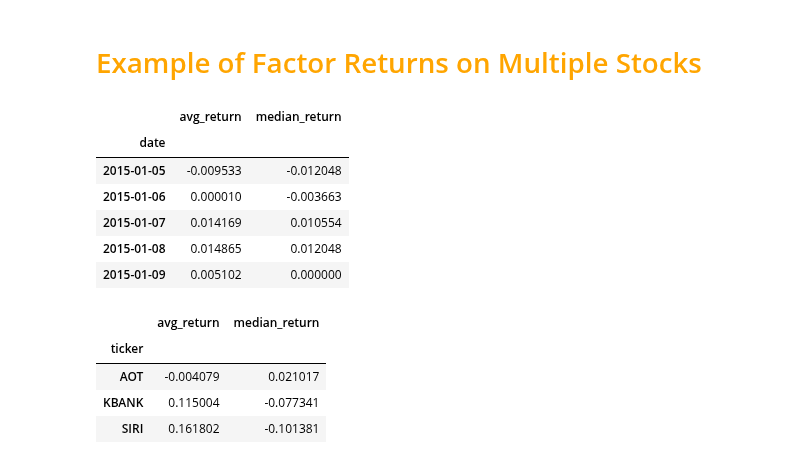
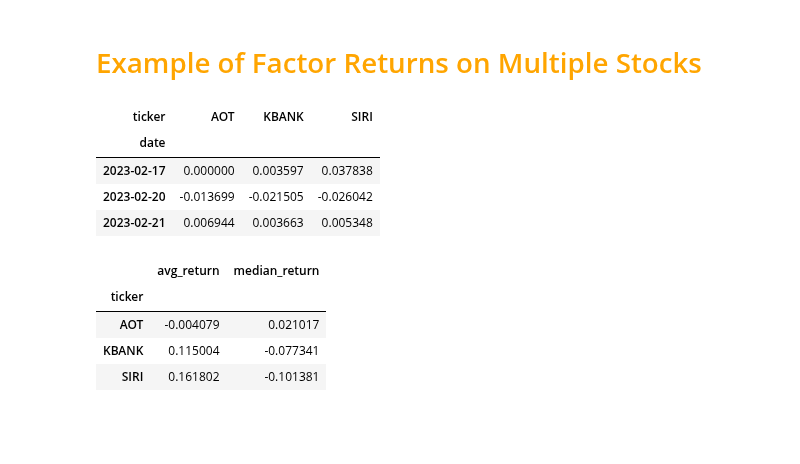
Before and after one commit to pasinsiri/quant-investment, a Jupyter notebook: alpha_factor.ipynb, the cells around one changed output. Cells and saved outputs as stored; diff of their text form; code cells hidden in the pictures; blank space fills up the shorter version.

```diff
--- a/alpha_factor.ipynb
+++ b/alpha_factor.ipynb
@@ -74,7 +75,8 @@ all_tickers = [v + '.BK' for s in all_tickers for v in s]
 raw_df = pd.read_parquet('./data/set')
 
 # convert index from datetime to date
-raw_df.index = raw_df.index.date
+# raw_df.index = raw_df.index.date
+raw_df.set_index(pd.DatetimeIndex(raw_df.index))
 raw_df.index.name = 'date'
 
 raw_df.tail()
@@ -131,7 +133,7 @@ close_df.head()
 # calculate daily return
 close_df_pivot = close_df.reset_index().pivot(index = 'date', columns = 'ticker', values = 'close')
 daily_return_df = close_df_pivot.pct_change()
-daily_return_df = daily_return_df[daily_return_df.index >= start_date]
+daily_return_df = daily_return_df[daily_return_df.index.date >= start_date]
 daily_return_df.head(2)
 # %% [output]
 | ticker | AEONTS | AMATA | AOT | AP | BAFS | BANPU | BAY | BBL | BCH | BCP | ... | ... |
@@ -232,25 +234,25 @@ def get_factor_exposure(factor_return, asset_return, return_residual:bool = Fals
 # %%
 # use average daily return and median daily return to predict AOT prices
 test_tickers = ['AOT', 'KBANK', 'SIRI']
-selected_return_df = daily_return_df[test_tickers].reset_index(drop = True)
+selected_return_df = daily_return_df[test_tickers]
 
 # use 2-days lagging of return (keep the date index separately since we'll use it in visualization)
 N_DATE_DELAYED = 2
 
-selected_return_df = selected_return_df.iloc[N_DATE_DELAYED:].reset_index(drop = True)
+# selected_return_df = selected_return_df.iloc[N_DATE_DELAYED:].reset_index(drop = True)
+selected_return_df = selected_return_df.shift(-N_DATE_DELAYED).dropna(axis = 0)
 return_dates = daily_return_df.index[N_DATE_DELAYED:]
 
 factor_dates = daily_average_return_df.index[:-N_DATE_DELAYED]
-factor_df = daily_average_return_df.merge(daily_median_return_df, left_index = True, right_index = True)
-factor_df = factor_df.iloc[:-N_DATE_DELAYED]
+factor_return_df = daily_average_return_df.merge(daily_median_return_df, left_index = True, right_index = True)
+factor_return_df = factor_return_df.iloc[:-N_DATE_DELAYED]
-# %%
-factor_df.head()
-# %% [output]
-|  | avg_return | median_return |
-| date |  |  |
-| 2015-01-05 | -0.009533 | -0.012048 |
-| 2015-01-06 | 0.000010 | -0.003663 |
-| 2015-01-07 | 0.014169 | 0.010554 |
-| 2015-01-08 | 0.014865 | 0.012048 |
-| 2015-01-09 | 0.005102 | 0.000000 |
+# %%
+# factor_return_df.tail(3)
+selected_return_df.tail(3)
+# %% [output]
+| ticker | AOT | KBANK | SIRI |
+| date |  |  |  |
+| 2023-02-17 | 0.000000 | 0.003597 | 0.037838 |
+| 2023-02-20 | -0.013699 | -0.021505 | -0.026042 |
+| 2023-02-21 | 0.006944 | 0.003663 | 0.005348 |
 # %%
```
Also changed, not shown: parts of 17 cells of this notebook.
